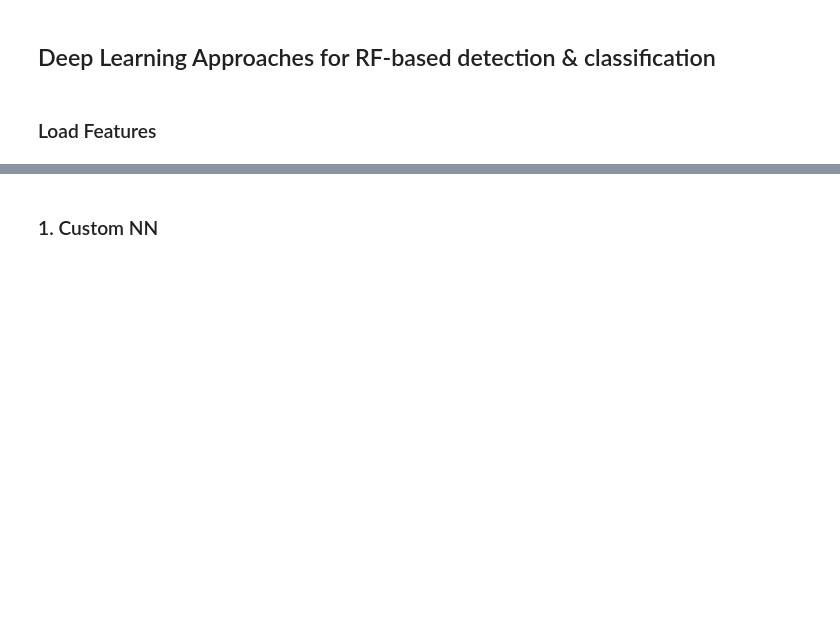
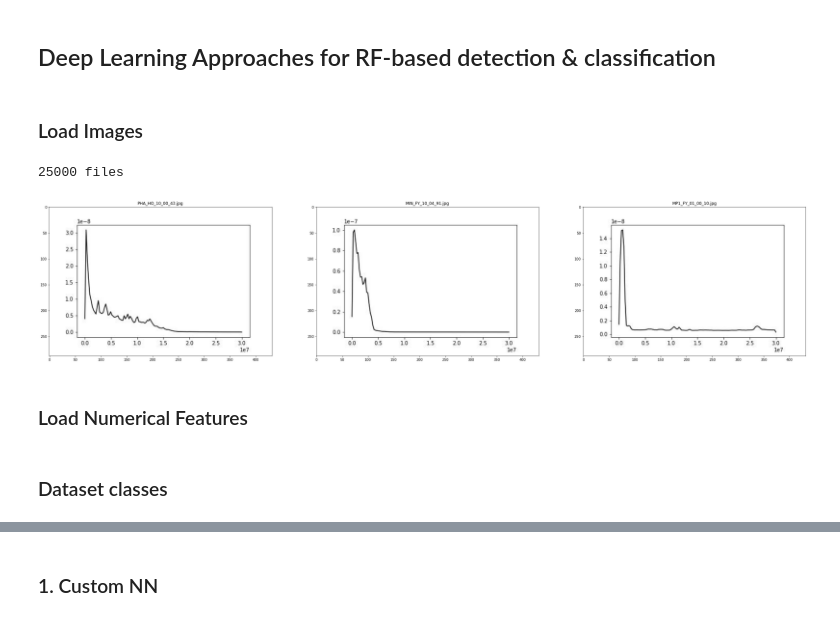
Before and after one commit to IQTLabs/RFClassification, a Jupyter notebook: DL Approaches.ipynb, the cells around one changed output, grey strips where cells are left out. Saved outputs shown, nothing was run; the diff lists cells and outputs as text; code cells hidden in the pictures; blank space fills up the shorter version.

```diff
--- a/DL Approaches.ipynb
+++ b/DL Approaches.ipynb
@@ -17,2 +26,2 @@ import torch.nn.functional as F
 # %% [markdown]
-### Load Features
+### Load Images
@@ -26,0 +28,25 @@ y_arr = DATA['drones']
+# %%
+feat_folder = '../Features/'
+image_folder_name = 'IMG_PSD_256_2022-06-28'
+arr_folder_name = 'ARR_SPEC_256_2022-06-28'
+# %%
+# visualize some examples
+N_plot = 3
+plt.figure(figsize=(40,40))
+test_folder= feat_folder+image_folder_name
+files = os.listdir(test_folder)
+print(len(files),"files")
+i_choose = random.sample(range(0, len(files)), N_plot)
+
+for i in range(N_plot):
+    file = files[i_choose[i]]
+    image_path= os.path.join(test_folder, file)
+    img=mpimg.imread(image_path)
+    ax=plt.subplot(1,N_plot,i+1)
+    ax.title.set_text(file)
+    plt.imshow(img)
+# %% [output]
+25000 files
+[figure, added]
+# %% [markdown]
+### Load Numerical Features
@@ -26,0 +60,2 @@ y_arr = DATA['drones']
+# %% [markdown]
+### Dataset classes
```
Also changed, not shown: parts of 19 cells of this notebook, 6 other files.
